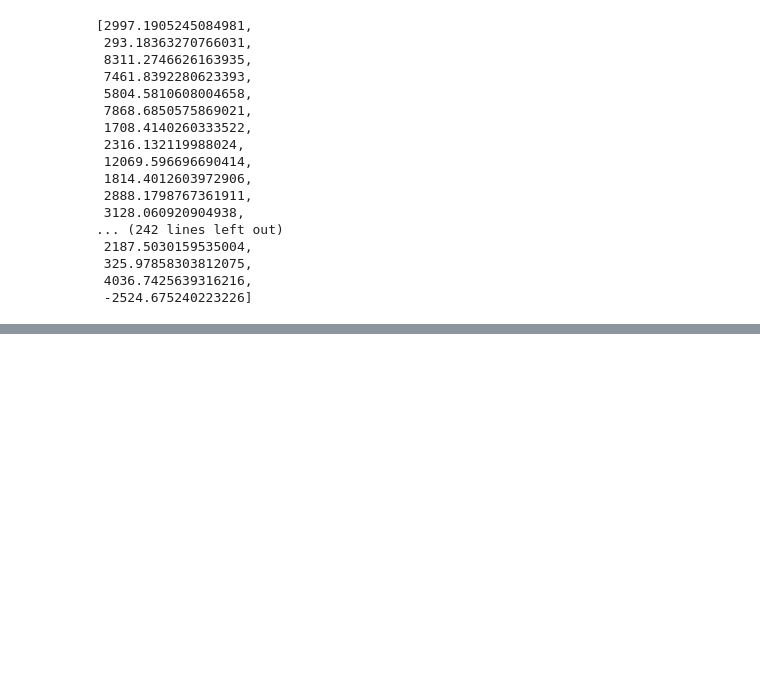
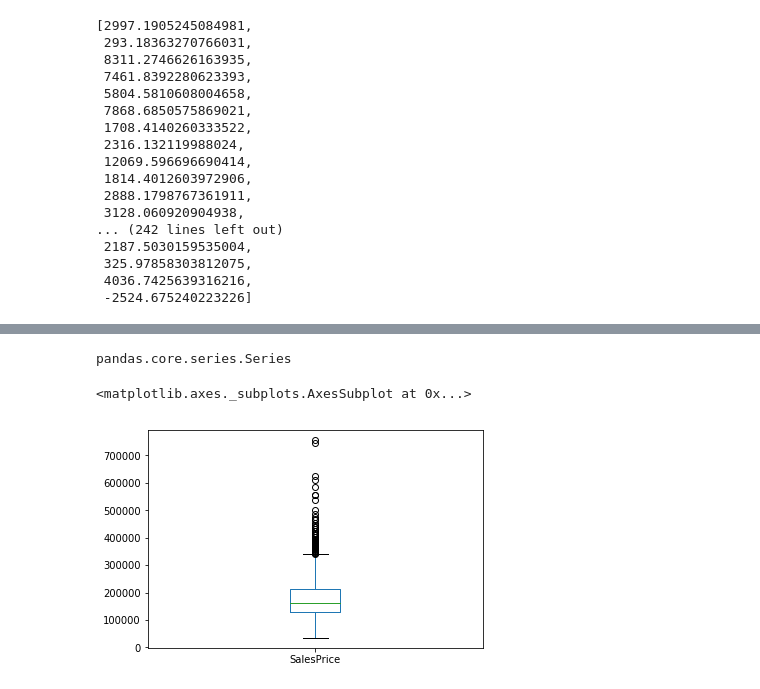
Before and after one commit to Akhileshkudla/demos, a Jupyter notebook: Day 2 - 01 Exercise - Kaggle house price prediction .ipynb, the cells around one changed output, grey strips where cells are left out. Drawn from its saved outputs; the diff is of its cells as text; code cells hidden in the pictures; blank space fills up the shorter version.

```diff
--- a/Day 2 - 01 Exercise - Kaggle house price prediction .ipynb
+++ b/Day 2 - 01 Exercise - Kaggle house price prediction .ipynb
@@ -237,0 +287,9 @@ Wall time: 107 ms
+# %%
+type(y)
+# %% [output]
+pandas.core.series.Series
+# %%
+y.plot.box()
+# %% [output]
+<matplotlib.axes._subplots.AxesSubplot at 0x...>
+[figure, added]
```
Also changed, not shown: parts of 7 cells of this notebook.
